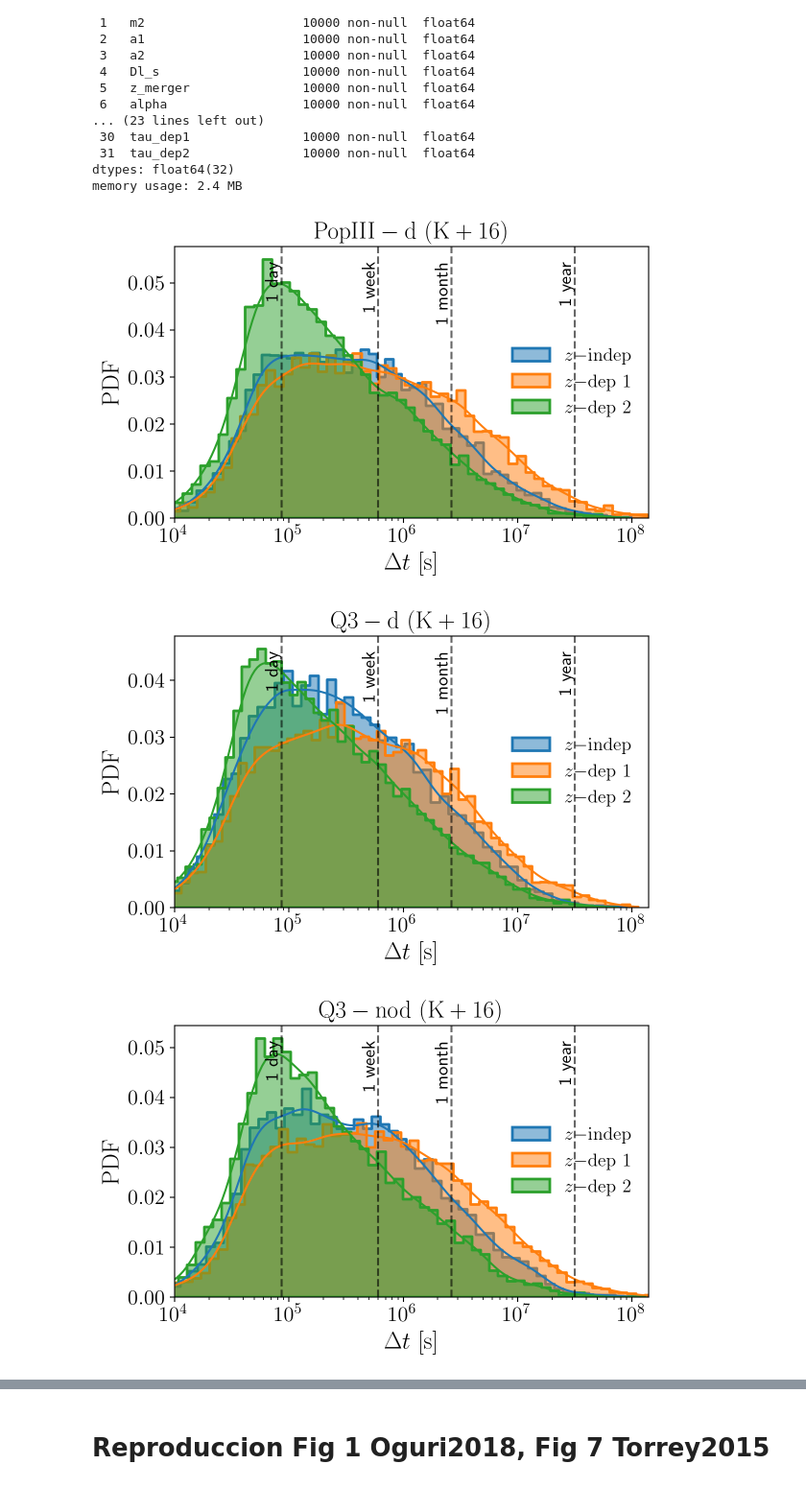
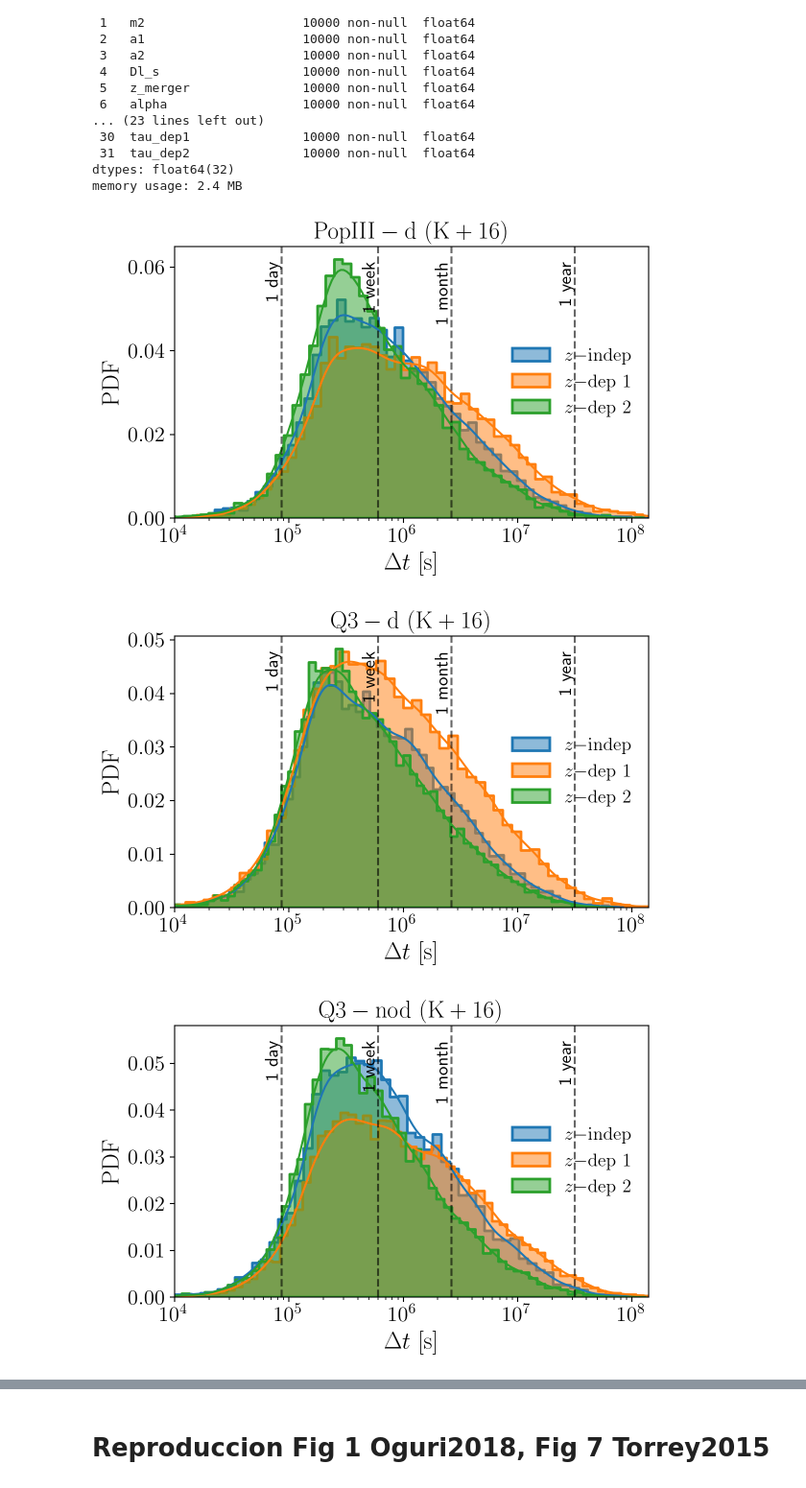
Before and after one commit to juangutimuni/Stronglensing-LISA, a Jupyter notebook: LISA_SL_Rates.ipynb, the cells around one changed output, grey strips where cells are left out. Shown at 96% size. Drawn from its saved outputs; the diff is of its cells as text; code cells hidden in the pictures.

```diff
--- a/LISA_SL_Rates.ipynb
+++ b/LISA_SL_Rates.ipynb
@@ -811,9 +811,12 @@ z_grid = np.linspace(0.05, 20.0, 200)
 
 # --z independent model--
 
-Dc = cosmo.comoving_distance(z_grid).to(u.Mpc).value
-F_star = 0.000489386
-tau_indep = F_star  * (H0 * Dc / c_km_s) ** 3
+def tau_indep(zS):
+    F_star = 0.000489386
+    Dc = cosmo.comoving_distance(zS).to(u.Mpc).value
+    return F_star  * (H0 * Dc / c_km_s) ** 3
+
+tau_indep_vals = np.array([tau_indep(z) for z in z_grid])
 
 # --z dependent 1--
 
@@ -873,7 +876,7 @@ def phi_dep2(sigma, z):
 
 def sigma_integral(zL):
     integrand = lambda s: s**4 * phi_dep2(s, zL)
-    val, _ = quad(integrand, 1, 1e3, epsrel=1e-5)
+    val, _ = quad(integrand, 60, 1e3, epsrel=1e-5)
     return val
 
 def z_integral(zL, zS):
@@ -897,7 +900,7 @@ tau_dep2_vals = np.array([tau_dep2(z) for z in z_grid])
 
 plt.figure(figsize=(6,4))
 
-plt.plot(z_grid, tau_indep, linestyle='-', label=r'$z \mathrm{-indep}$', lw = 1.5)
+plt.plot(z_grid, tau_indep_vals, linestyle='-', label=r'$z \mathrm{-indep}$', lw = 1.5)
 plt.plot(z_grid, tau_dep1_vals, label=r'$z\mathrm{-dep\ 1}$', ls = '--', lw = 1.5)
 plt.plot(z_grid, tau_dep2_vals, label=r'$z\mathrm{-dep\ 2}$', ls = '-.', lw = 1.5)
 
@@ -911,7 +914,7 @@ plt.tick_params(labelsize = 16)
 plt.legend(fontsize = 16, frameon=False)
 plt.tight_layout()
 
-plt.savefig("SecondRun/Images/tau_3models.pdf", dpi=300)
+#plt.savefig("SecondRun/Images/tau_3models.pdf", dpi=300)
 plt.show()
 # %% [output]
 [figure]
@@ -1676,12 +1701,11 @@ def phi_dep2(sigma, z):
 
     return ratio * phi_indep(sigma)
 
-def sample_sigma_from_phi(func, z=None, sigma_min=50, sigma_max=400, npts=2000, N=1):
+def sample_sigma_from_phi(func, z=None, sigma_min=60, sigma_max=400, npts=2000, N=1):
     sigma = np.linspace(sigma_min, sigma_max, npts)
     vals = func(sigma) if z is None else func(sigma, z)
     vals = np.clip(vals, 0, None)  # valores negativos a 0
     vals = np.nan_to_num(vals, nan=0.0, neginf=0.0, posinf=0.0)
-    vals[vals < 0] = 0.0
     pdf = vals / simpson(vals, x=sigma)
     cdf = np.cumsum(pdf)
     cdf /= cdf[-1]
@@ -1695,8 +1719,6 @@ files = [
     ("SecondRun/HSnodSN/HSnodSN_SNRLb_final.csv", 0.27181526086667807),
     ("SecondRun/HSnodSNhighaccr/HSnodSNhighaccr_SNRLb_final.csv", 1.0630494636915455)
 ]
-
-sig_grid_ind, cdf_ind = make_pdf(phi_indep)
 
 for file, norm in files:
     df = pd.read_csv(file)
@@ -1719,21 +1741,18 @@ for file, norm in files:
     df["deltat_z_dep2"] = ((32*np.pi**2)/cmpc) * (df["sigma_z_dep2"]/ckm)**4 * (df["Da_l3"]*df["Da_l3s"]/df["Da_s"]) * (1+df["z_l3"])
     df["timedelay_z_dep2"] = df["y3"] * df["deltat_z_dep2"]
 
-    outname = file.replace(".csv", "_timedelays.csv")
+    outname = file.replace(".csv", "_timedelays1.csv")
     df.to_csv(outname, index=False)
 # %%
-import pandas as pd
-import numpy as np
-import matplotlib.pyplot as plt
 import seaborn as sns
 
 files = [
-    ("SecondRun/PopIIId/popIII_SNRLb_final_timedelays.csv", "popIII",'PopIII-d\ (K+16)'),
-    ("SecondRun/Q3d/Q3d_SNRLb_final_timedelays.csv", "Q3d",'Q3-d\ (K+16)'),
-    ("SecondRun/Q3nod/Q3nod_SNRLb_final_timedelays.csv", "Q3nod",'Q3-nod\ (K+16)'),
-    ("SecondRun/HSnodnoSN/HSnodnoSN_SNRLb_final_timedelays.csv", "HSnodnoSN",'HS-nod-noSN\ (B+20)'),
-    ("SecondRun/HSnodSN/HSnodSN_SNRLb_final_timedelays.csv", "HSnodSN",'HS-nod-SN\ (B+20)'),
-    ("SecondRun/HSnodSNhighaccr/HSnodSNhighaccr_SNRLb_final_timedelays.csv", "HSnodSNhighaccr",'HS-nod-SN-high-accr\ (B+20)'),
+    ("SecondRun/PopIIId/popIII_SNRLb_final_timedelays1.csv", "popIII",'PopIII-d\ (K+16)'),
+    ("SecondRun/Q3d/Q3d_SNRLb_final_timedelays1.csv", "Q3d",'Q3-d\ (K+16)'),
+    ("SecondRun/Q3nod/Q3nod_SNRLb_final_timedelays1.csv", "Q3nod",'Q3-nod\ (K+16)'),
+    ("SecondRun/HSnodnoSN/HSnodnoSN_SNRLb_final_timedelays1.csv", "HSnodnoSN",'HS-nod-noSN\ (B+20)'),
+    ("SecondRun/HSnodSN/HSnodSN_SNRLb_final_timedelays1.csv", "HSnodSN",'HS-nod-SN\ (B+20)'),
+    ("SecondRun/HSnodSNhighaccr/HSnodSNhighaccr_SNRLb_final_timedelays1.csv", "HSnodSNhighaccr",'HS-nod-SN-high-accr\ (B+20)'),
 ]
 
 seg_dia = 86400
@@ -1771,34 +1790,34 @@ for file, label_base, title in files:
         color="tab:orange",
         linewidth=2
     )
     sns.histplot(
         timedelay_z_dep2,
         bins=70,
         stat='probability',
         kde=True,
         element='step',
         label=r"$z\mathrm{-dep\ 2}$",
         color="tab:green",
         linewidth=2
     )
 
     for val, ref_label in zip([seg_dia, seg_semana, seg_mes, seg_ano],
                               ["1 day", "1 week", "1 month", "1 year"]):
         plt.axvline(val, color="k", linestyle="--", alpha=0.6)
         plt.text(val, plt.ylim()[1]*0.95, ref_label, color="k", rotation=90,
                  ha='right', va='top', fontsize=14)
 
     plt.xlabel(r"$\Delta t \ \mathrm{[s]}$", fontsize=18)
     plt.ylabel(r"$\mathrm{PDF}$", fontsize=18)
     plt.xlim(1e4, 1.4e8)
     plt.legend(frameon=False, fontsize=14)
     plt.title(rf'$\mathrm{{{title}}}$', fontsize=18)
     plt.tick_params(labelsize=16)
     plt.tight_layout()
 
-    plt.savefig(f"SecondRun/Images/timedelays_{label_base}.pdf", dpi=300)
+    plt.savefig(f"SecondRun/Images/timedelays_{label_base}_sigma60.pdf", dpi=300)
     plt.show()
 # %% [output]
-[figure, old version]
+[figure, new version]
-[figure, old version]
+[figure, new version]
-[figure, old version]
+[figure, new version]
```
Also changed, not shown: parts of 5 cells of this notebook.
